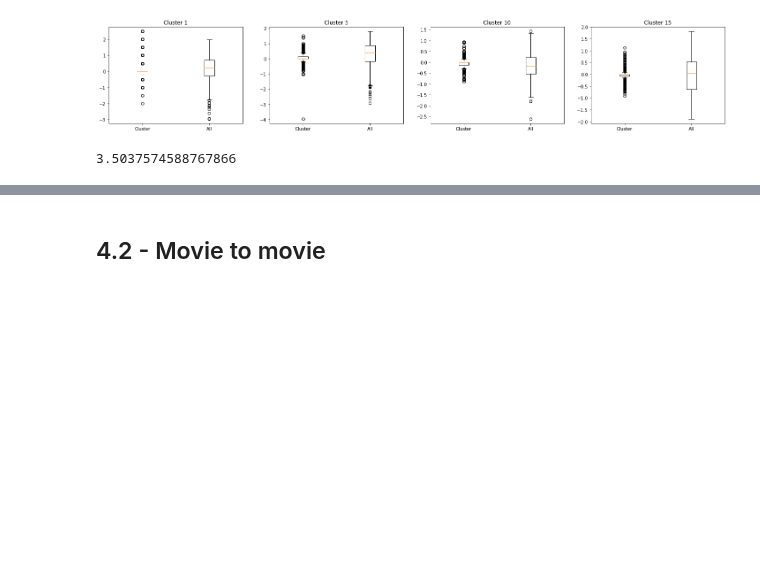
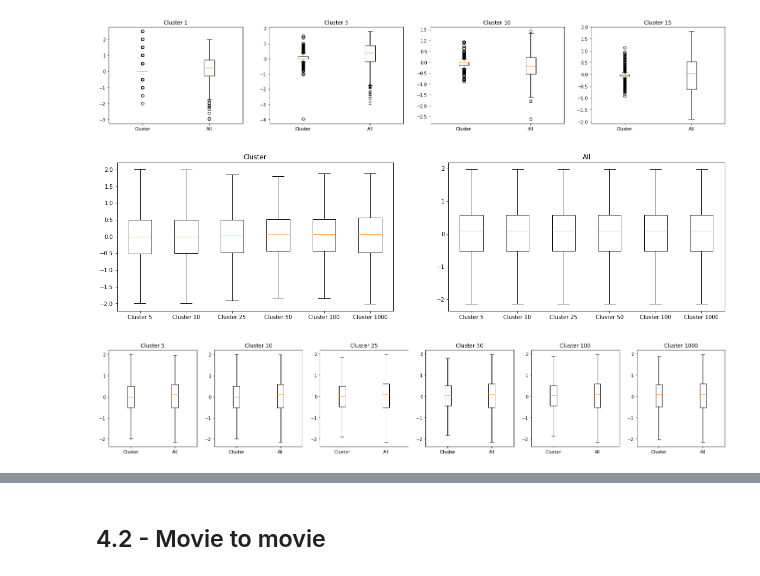
Before and after one commit to StundFR/ClusteringRecommendation, a Jupyter notebook: GroupLens/groupLens.ipynb, the cells around one changed output, grey strips where cells are left out. Saved outputs shown, nothing was run; the diff lists cells and outputs as text; code cells hidden in the pictures; blank space fills up the shorter version.

Commit message:
Comparaison entre Cluster et All pour les users sans similarités

```diff
--- a/GroupLens/groupLens.ipynb
+++ b/GroupLens/groupLens.ipynb
@@ -249,0 +283,33 @@ plt.show()
+# %%
+plt.figure(figsize=(20,5))
+
+k = 1
+for col in compare_delta_df.columns:
+    plt.subplot(1, 2, k)
+
+    plots = []
+    labels = []
+    for ind in compare_delta_df[col].index:
+        plots.append(compare_delta_df[col][ind])
+        labels.append(ind)
+
+    plt.boxplot(plots, labels=labels, showfliers=False)
+    plt.title(col)
+
+    k += 1
+
+
+plt.figure(figsize=(25,4))
+
+k = 1
+for clust in compare_delta_df.index:
+    plt.subplot(1, 6, k)
+    plt.boxplot([elem for elem in compare_delta_df.loc[clust]], labels=["Cluster", "All"], showfliers=False)
+    plt.title(clust)
+    k += 1
+
+#plt.savefig("img/compare_cluster_all_by_cluster.jpg", dpi=200)
+plt.show()
+# %% [output]
+[figure, added]
+[figure, added]
@@ -258,10 +330,6 @@ def get_similar_movies_from_users(user_id):
             keep_movies.append(movie)
 
     return pd.Series(all_rates, keep_movies).sort_values(ascending=False)
-# %%
-guess_rate_cluster(3, "Young Master, The (Shi di chu ma) (1980)", 250)
-# %% [output]
-3.5037574588767866
 # %%
 get_similar_movies_from_users(3)
 # %% [output]
```
Also changed, not shown: parts of 4 cells of this notebook.
